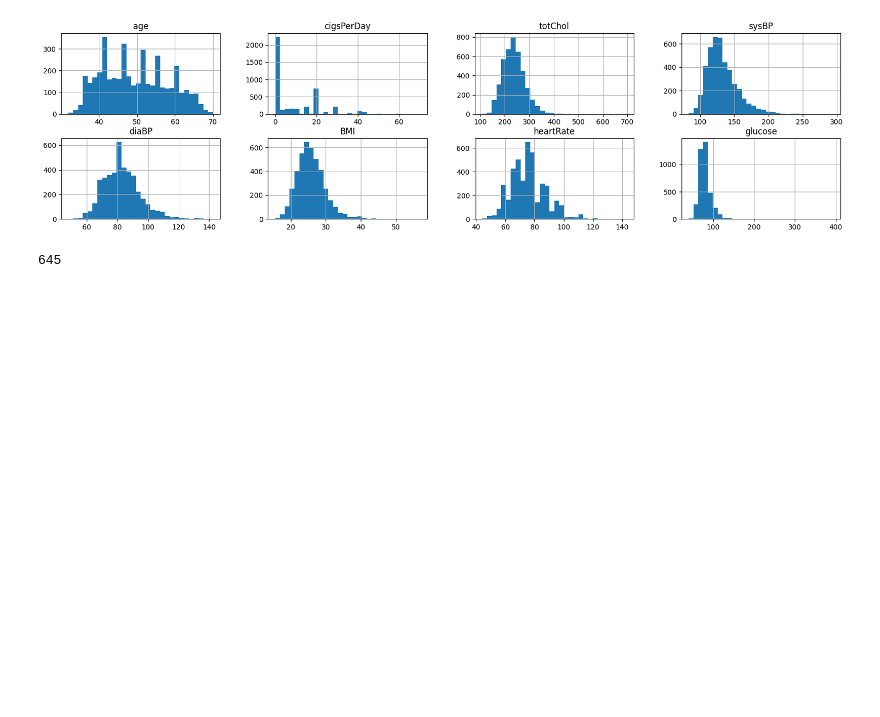
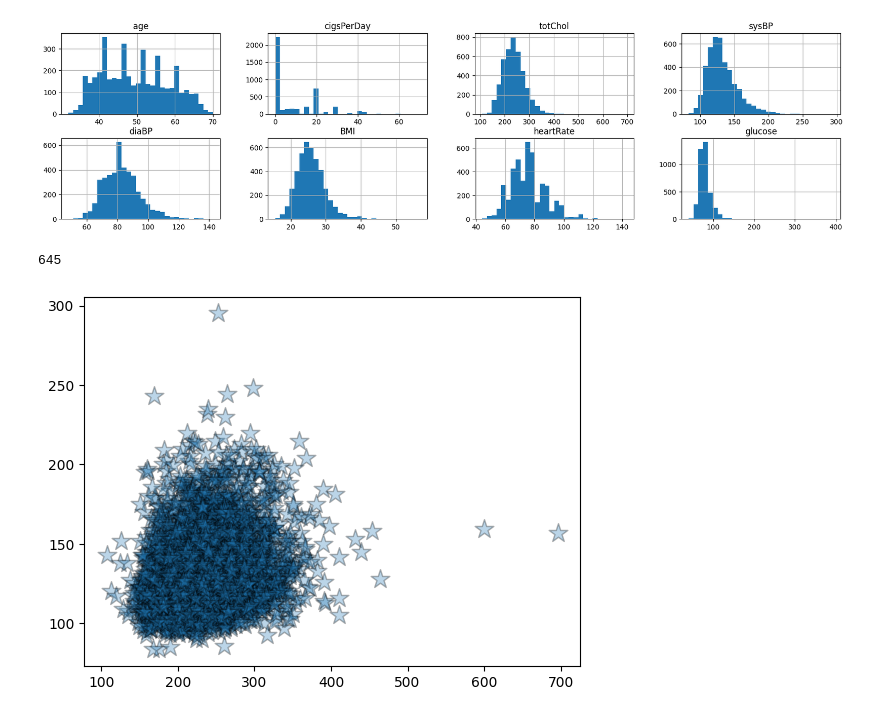
Before and after one commit to mjavadpur/PandasNumpy, a Jupyter notebook: PandasNumpyEx1_Mjavadpur.ipynb, the cells around one changed output. Drawn from its saved outputs; the diff is of its cells as text; code cells hidden in the pictures; blank space fills up the shorter version.

```diff
--- a/PandasNumpyEx1_Mjavadpur.ipynb
+++ b/PandasNumpyEx1_Mjavadpur.ipynb
@@ -536,3 +538,8 @@ df.isnull().sum()
 df.isnull().sum().sum()
 # %% [output]
 645
+# %%
+plt.scatter(df['totChol'], df['sysBP'], marker ="*", edgecolor ="black", s = 200, alpha=0.3)
+plt.show()
+# %% [output]
+[figure, added]
```
Also changed, not shown: parts of 2 cells of this notebook.
